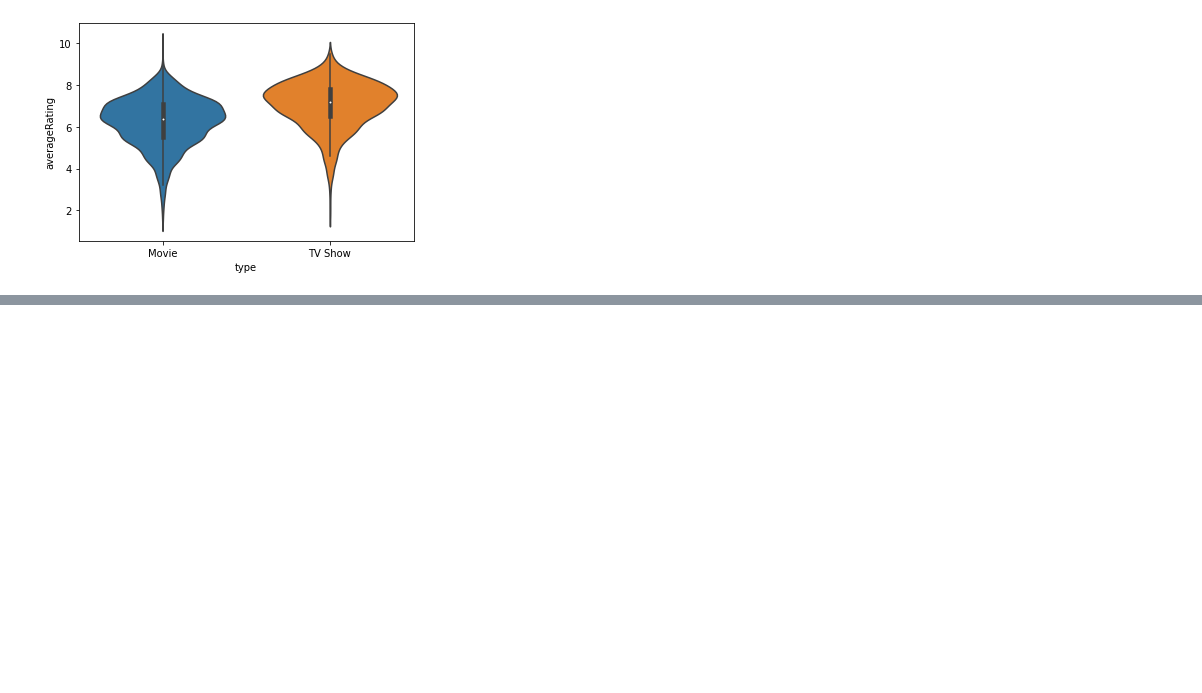
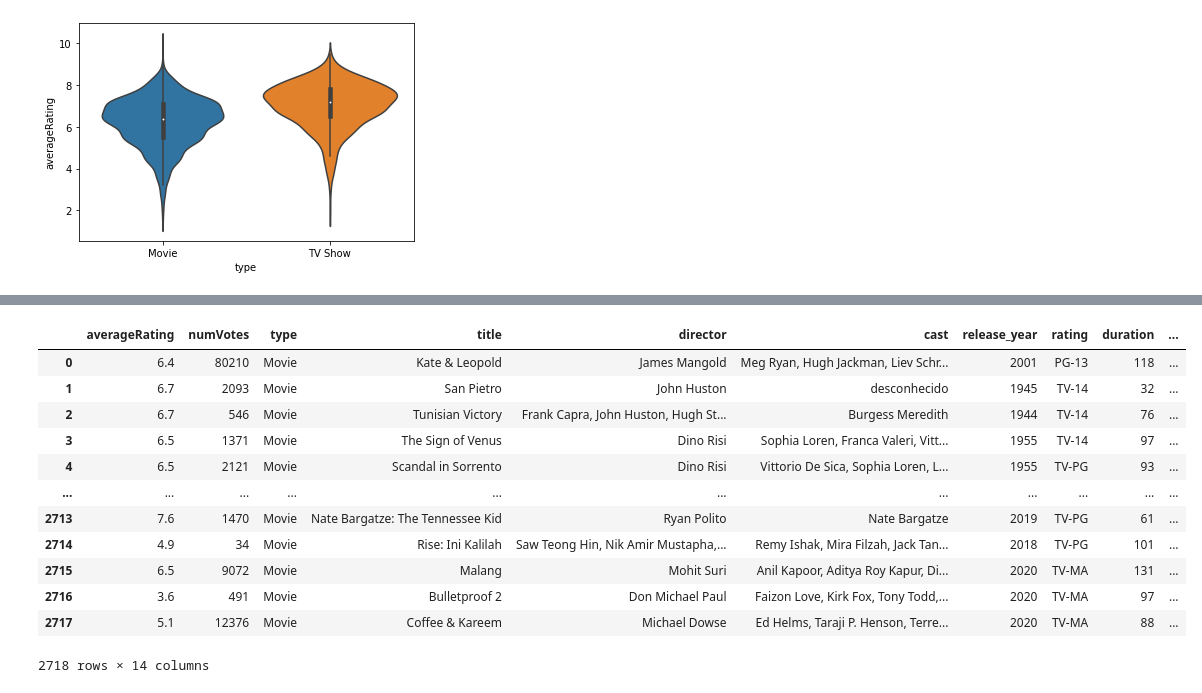
Before and after one commit to danielcti/data-science-project, a Jupyter notebook: dataVisualizationNetflixp2.ipynb, the cells around one changed output, grey strips where cells are left out. Saved outputs shown, nothing was run; the diff lists cells and outputs as text; code cells hidden in the pictures; blank space fills up the shorter version.

```diff
--- a/dataVisualizationNetflixp2.ipynb
+++ b/dataVisualizationNetflixp2.ipynb
@@ -916,0 +1017,6 @@ sns.boxplot(data=[dataM, dataA])
+# %%
+pp_text_train = [] # our preprocessed text column
+for text_data in juntaTD['description']:
+    pp_text_data = preprocessing(text_data)
+    pp_text_train.append(pp_text_data)
+juntaTD['pp_desc'] = pp_text_train # add the preprocessed text as a column
@@ -916,0 +1032,22 @@ sns.boxplot(data=[dataM, dataA])
+# %%
+filmedf = juntaTD[juntaTD['type'] == 'Movie']
+# %%
+filmedf = filmedf.reset_index()
+# %%
+filmedf = filmedf.drop('index', axis=1)
+# %%
+filmedf
+# %% [output]
+|  | averageRating | numVotes | type | title | director | cast | release_year | rating | duration | ... |
+| 0 | 6.4 | 80210 | Movie | Kate & Leopold | James Mangold | Meg Ryan, Hugh Jackman, Liev Schr... | 2001 | PG-13 | 118 | ... |
+| 1 | 6.7 | 2093 | Movie | San Pietro | John Huston | desconhecido | 1945 | TV-14 | 32 | ... |
+| 2 | 6.7 | 546 | Movie | Tunisian Victory | Frank Capra, John Huston, Hugh St... | Burgess Meredith | 1944 | TV-14 | 76 | ... |
+| 3 | 6.5 | 1371 | Movie | The Sign of Venus | Dino Risi | Sophia Loren, Franca Valeri, Vitt... | 1955 | TV-14 | 97 | ... |
+| 4 | 6.5 | 2121 | Movie | Scandal in Sorrento | Dino Risi | Vittorio De Sica, Sophia Loren, L... | 1955 | TV-PG | 93 | ... |
+| ... | ... | ... | ... | ... | ... | ... | ... | ... | ... | ... |
+| 2713 | 7.6 | 1470 | Movie | Nate Bargatze: The Tennessee Kid | Ryan Polito | Nate Bargatze | 2019 | TV-PG | 61 | ... |
+| 2714 | 4.9 | 34 | Movie | Rise: Ini Kalilah | Saw Teong Hin, Nik Amir Mustapha,... | Remy Ishak, Mira Filzah, Jack Tan... | 2018 | TV-PG | 101 | ... |
+| 2715 | 6.5 | 9072 | Movie | Malang | Mohit Suri | Anil Kapoor, Aditya Roy Kapur, Di... | 2020 | TV-MA | 131 | ... |
+| 2716 | 3.6 | 491 | Movie | Bulletproof 2 | Don Michael Paul | Faizon Love, Kirk Fox, Tony Todd,... | 2020 | TV-MA | 97 | ... |
+| 2717 | 5.1 | 12376 | Movie | Coffee & Kareem | Michael Dowse | Ed Helms, Taraji P. Henson, Terre... | 2020 | TV-MA | 88 | ... |
+2718 rows × 14 columns
```
Also changed, not shown: parts of 34 cells of this notebook.
